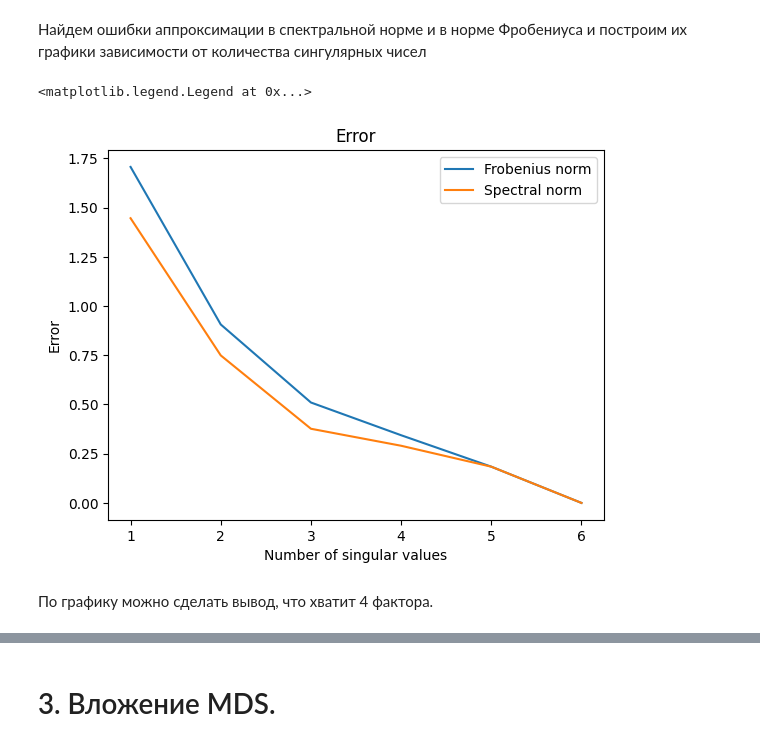
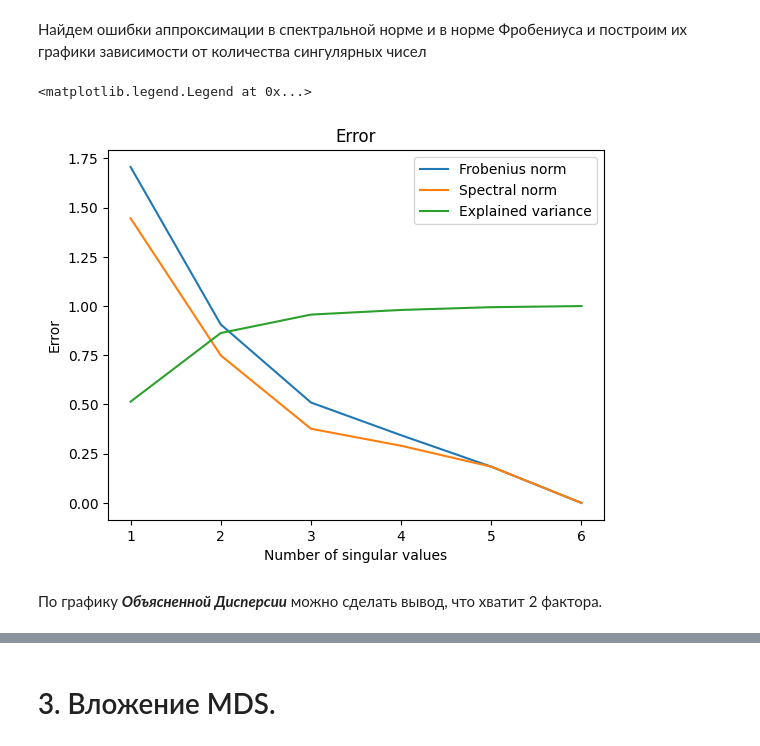
Before and after one commit to a13xbb/data-analysis-labs-mag, a Jupyter notebook: lab1/main.ipynb, the cells around one changed output, grey strips where cells are left out. Drawn from its saved outputs; the diff is of its cells as text; code cells hidden in the pictures.

```diff
--- a/lab1/main.ipynb
+++ b/lab1/main.ipynb
@@ -111,7 +136,9 @@ shape: (9, 7)
 # %%
 for col_name in df.columns:
     df = df.with_columns((pl.col(col_name) - df[col_name].mean()).alias(col_name))
-    df = df.with_columns((pl.col(col_name) / np.linalg.norm(df[col_name].to_numpy())).alias(col_name))
+    df = df.with_columns(
+        (pl.col(col_name) / np.linalg.norm(df[col_name].to_numpy())).alias(col_name)
+    )
 # %%
 df.describe()
 # %% [output]
@@ -138,27 +165,32 @@ U, S, VT = np.linalg.svd(df.to_numpy())
 # %%
 frobenius_errors = []
 spectral_errors = []
+explained_vars = []
 
 for i in range(len(S)):
     S_n = S.copy()
-    S_n = S_n[:i+1]
+    S_n = S_n[: i + 1]
 
-    S_n = np.concatenate([np.diag(S_n), np.zeros([U.shape[0] - (i + 1), i + 1])], axis=0)
+    S_n_padded = np.concatenate(
+        [np.diag(S_n), np.zeros([U.shape[0] - (i + 1), i + 1])], axis=0
+    )
 
-    Z_approx = U @ S_n @ VT[:i+1, ...]
+    Z_approx = U @ S_n_padded @ VT[: i + 1, ...]
 
-    frobenius_errors.append(np.linalg.norm(Z - Z_approx, ord='fro'))
+    frobenius_errors.append(np.linalg.norm(Z - Z_approx, ord="fro"))
     spectral_errors.append(np.linalg.norm(Z - Z_approx, ord=2))
+    explained_vars.append(sum(S_n**2) / sum(S**2))
 # %%
-plt.plot(range(1, len(frobenius_errors) + 1), frobenius_errors, label='Frobenius norm')
-plt.plot(range(1, len(spectral_errors) + 1), spectral_errors, label='Spectral norm')
-plt.title('Error')
-plt.xlabel('Number of singular values')
-plt.ylabel('Error')
+plt.plot(range(1, len(frobenius_errors) + 1), frobenius_errors, label="Frobenius norm")
+plt.plot(range(1, len(spectral_errors) + 1), spectral_errors, label="Spectral norm")
+plt.plot(range(1, len(explained_vars) + 1), explained_vars, label="Explained variance")
+plt.title("Error")
+plt.xlabel("Number of singular values")
+plt.ylabel("Error")
 plt.legend()
 # %% [output]
 <matplotlib.legend.Legend at 0x...>
-[figure, old version]
+[figure, new version]
 # %% [markdown]
-По графику можно сделать вывод, что хватит 4 фактора.
+По графику ***Объясненной Дисперсии*** можно сделать вывод, что хватит 2 фактора.
 # %%
```
Also changed, not shown: parts of 34 cells of this notebook.
